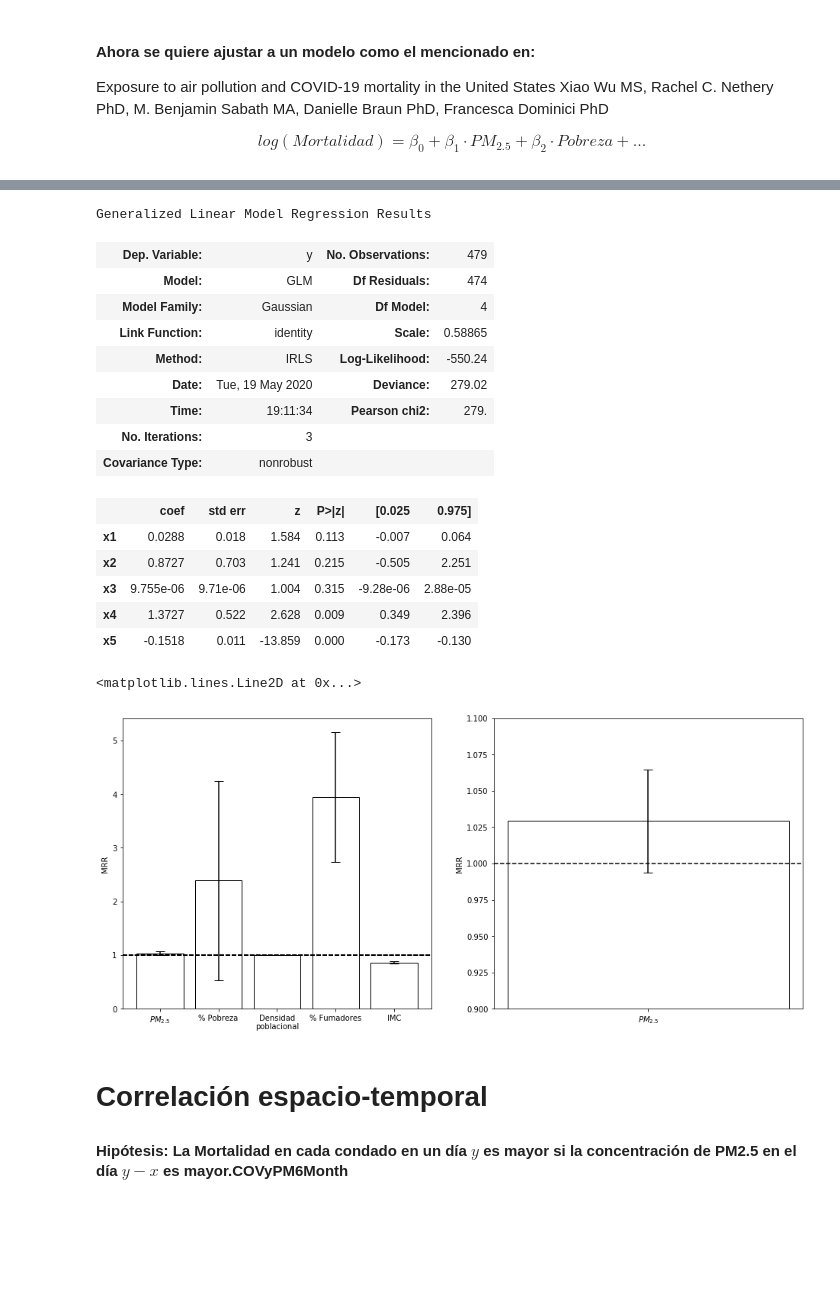
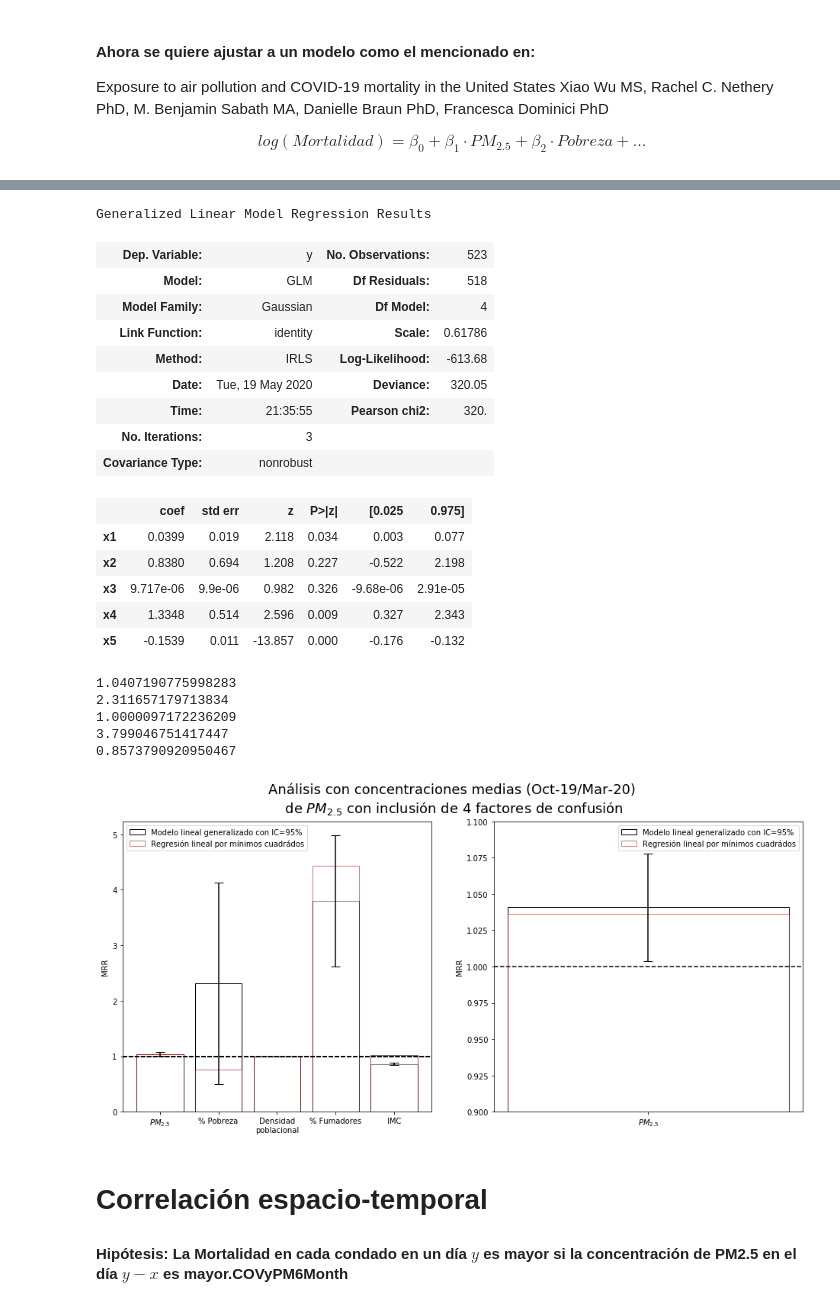
Before and after one commit to mdominguezd/ProyectoLaboratorioPM2.5yCOVID, a Jupyter notebook: MiCOVID-19.ipynb, the cells around one changed output, grey strips where cells are left out. Drawn from its saved outputs; the diff is of its cells as text; code cells hidden in the pictures; blank space fills up the shorter version.

```diff
--- a/MiCOVID-19.ipynb
+++ b/MiCOVID-19.ipynb
@@ -440,0 +448,6 @@ comparPrediccion['ER'] = (comparPrediccion.Prediccion - comparPrediccion.Observa
+# %%
+MRRSKL = []
+for i in lg.coef_:
+    print(i)
+    MRRSKL.append(np.exp(i))
+lg.intercept_
@@ -440,0 +465,3 @@ comparPrediccion['ER'] = (comparPrediccion.Prediccion - comparPrediccion.Observa
+# %%
+X = COVyPMLinReg[['PM 2.5', 'poverty', 'popdensity', 'smoke_rate', 'mean_bmi']]
+y = COVyPMLinReg['MORTALIDAD']
@@ -548,4 +614,4 @@ lg.score(X,np.log(y))
 # %%
+MRRSKL = []
 for i in range(len(lg.coef_)):
-    print('Beta',lg.coef_[i],'MRR:',np.exp(lg.coef_[i]))
-lg.intercept_
+    MRRSKL.append(np.exp(lg.coef_[i]))
@@ -567,53 +626,67 @@ import statsmodels.api as sm
 X = COVyPMLinReg[['PM 2.5', 'poverty', 'popdensity', 'smoke_rate', 'mean_bmi']]
 y = COVyPMLinReg['MORTALIDAD']
 # %%
-modelo = sm.GLM(np.array(np.log(y)),np.array(X), family=sm.families.Gaussian()).fit()
+modelo = sm.GLM(np.array(np.log(y)),np.array(X)).fit()
 modelo.summary()
 # %% [output]
 Generalized Linear Model Regression Results
-| Dep. Variable: | y | No. Observations: | 479 |
-| Model: | GLM | Df Residuals: | 474 |
+| Dep. Variable: | y | No. Observations: | 523 |
+| Model: | GLM | Df Residuals: | 518 |
 | Model Family: | Gaussian | Df Model: | 4 |
-| Link Function: | identity | Scale: | 0.58865 |
-| Method: | IRLS | Log-Likelihood: | -550.24 |
-| Date: | Tue, 19 May 2020 | Deviance: | 279.02 |
-| Time: | 19:11:34 | Pearson chi2: | 279. |
+| Link Function: | identity | Scale: | 0.61786 |
+| Method: | IRLS | Log-Likelihood: | -613.68 |
+| Date: | Tue, 19 May 2020 | Deviance: | 320.05 |
+| Time: | 21:35:55 | Pearson chi2: | 320. |
 | No. Iterations: | 3 |  |  |
 | Covariance Type: | nonrobust |  |  |
 |  | coef | std err | z | P>|z| | [0.025 | 0.975] |
-| x1 | 0.0288 | 0.018 | 1.584 | 0.113 | -0.007 | 0.064 |
-| x2 | 0.8727 | 0.703 | 1.241 | 0.215 | -0.505 | 2.251 |
-| x3 | 9.755e-06 | 9.71e-06 | 1.004 | 0.315 | -9.28e-06 | 2.88e-05 |
-| x4 | 1.3727 | 0.522 | 2.628 | 0.009 | 0.349 | 2.396 |
-| x5 | -0.1518 | 0.011 | -13.859 | 0.000 | -0.173 | -0.130 |
+| x1 | 0.0399 | 0.019 | 2.118 | 0.034 | 0.003 | 0.077 |
+| x2 | 0.8380 | 0.694 | 1.208 | 0.227 | -0.522 | 2.198 |
+| x3 | 9.717e-06 | 9.9e-06 | 0.982 | 0.326 | -9.68e-06 | 2.91e-05 |
+| x4 | 1.3348 | 0.514 | 2.596 | 0.009 | 0.327 | 2.343 |
+| x5 | -0.1539 | 0.011 | -13.857 | 0.000 | -0.176 | -0.132 |
 # %%
 names = ['$PM_{2.5}$','% Pobreza','Densidad\npoblacional','% Fumadores','IMC']
 
 fig = plt.figure(figsize=(16,7))
 
 plt.subplot(1,2,1)
 for i in range(5):
     MRR = np.exp(modelo.params[i])
+    print(MRR)
     MRRmin = np.exp(modelo.conf_int()[i,0])
     MRRmax = np.exp(modelo.conf_int()[i,1])
     plt.bar(names[i], MRR, yerr = ((MRR-MRRmin)/MRR + (MRRmax-MRR)/MRR)/2, capsize=6, color='w', edgecolor = 'k')
     plt.ylabel('MRR')
+    plt.bar(names[i], MRRSKL[i], edgecolor='darkred', color='w', alpha = 0.5)
 
     plt.axhline(y=1, ls='--', c='k')
+
+plt.bar(names[i], MRR, yerr = ((MRR-MRRmin)/MRR + (MRRmax-MRR)/MRR)/2, capsize=6, color='w', edgecolor = 'k', label = 'Modelo lineal generalizado con IC=95%')
+plt.bar(names[i], MRRSKL[i], edgecolor='darkred', color='w', alpha = 0.5, label = 'Regresión lineal por mínimos cuadrádos')
+plt.legend(loc=2)
 
 plt.subplot(1,2,2)
 MRR = np.exp(modelo.params[0])
 MRRmin = np.exp(modelo.conf_int()[0,0])
 MRRmax = np.exp(modelo.conf_int()[0,1])
-plt.bar(names[0], MRR, yerr = ((MRR-MRRmin)/MRR + (MRRmax-MRR)/MRR)/2, capsize=6, color='w', edgecolor = 'k')
+plt.bar(names[0], MRR, yerr = ((MRR-MRRmin)/MRR + (MRRmax-MRR)/MRR)/2, capsize=6, color='w', edgecolor = 'k', label = 'Modelo lineal generalizado con IC=95%')
+plt.bar(names[0], MRRSKL[0], edgecolor='darkred', color='w', alpha = 0.5, label = 'Regresión lineal por mínimos cuadrádos')
 plt.ylabel('MRR')
-
+plt.legend()
 plt.ylim((0.9,1.1))
 
 plt.axhline(y=1, ls='--', c='k')
+plt.suptitle('Análisis con concentraciones medias (Oct-19/Mar-20)\n de $PM_{2.5}$ con inclusión de 4 factores de confusión', fontsize=18)
+
+fig.savefig('ResultadosSEMESTRALESRegLineal'+str(date.today())+'.png', dpi=200)
 # %% [output]
-<matplotlib.lines.Line2D at 0x...>
+1.0407190775998283
+2.311657179713834
+1.0000097172236209
+3.799046751417447
+0.8573790920950467
-[figure, old version]
+[figure, new version]
 # %% [markdown]
 # **Correlación espacio-temporal**
 #### Hipótesis: La Mortalidad en cada condado en un día $y$ es mayor si la concentración de PM2.5 en el día $y-x$ es mayor.COVyPM6Month
```
Also changed, not shown: parts of 20 cells of this notebook, 6 other files.
